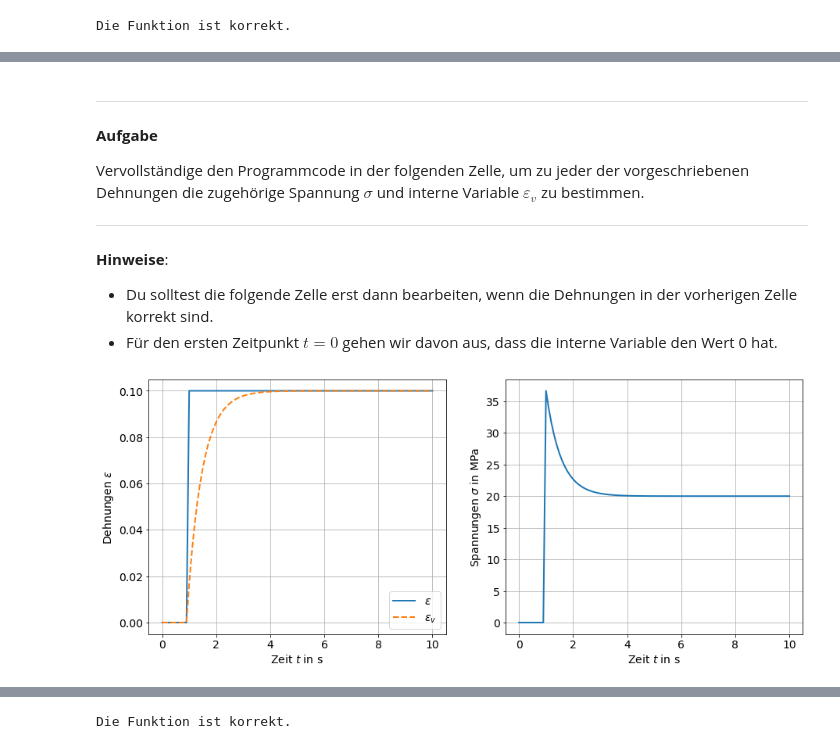
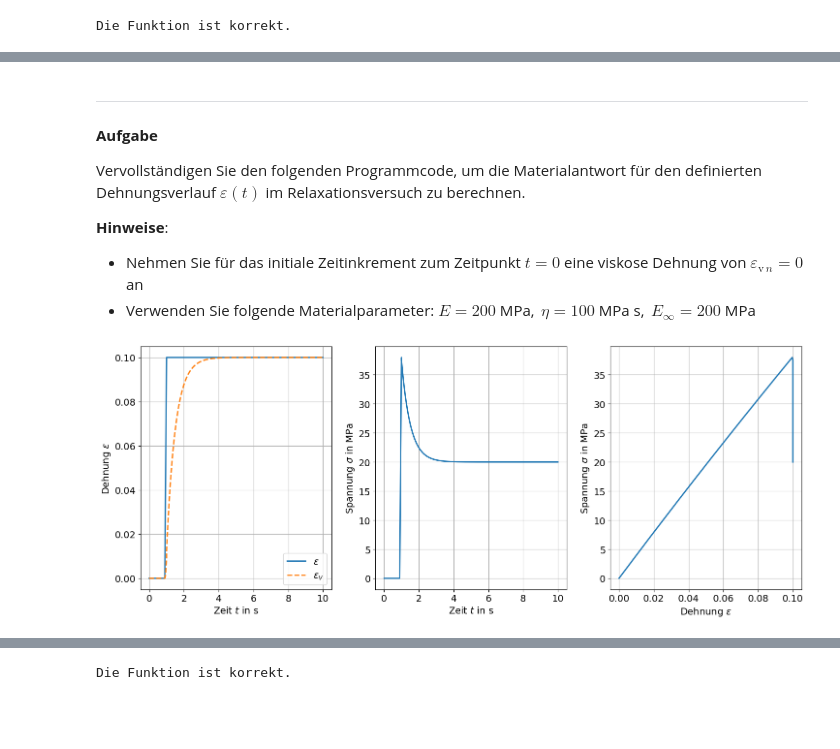
Before and after one commit to tmfrln/mechIV-programming, a Jupyter notebook: viscoelasticity/exercise_viscoelasticity_solution.ipynb, the cells around one changed output, grey strips where cells are left out. Saved outputs shown, nothing was run; the diff lists cells and outputs as text; code cells hidden in the pictures; blank space fills up the shorter version.

```diff
--- a/viscoelasticity/exercise_viscoelasticity_solution.ipynb
+++ b/viscoelasticity/exercise_viscoelasticity_solution.ipynb
@@ -131,10 +86,17 @@ Vervollständige die Funktion `stress` in der nächsten Zelle.
 # %%
 # Achtung: Die Benennung der Funktion und die Reihenfolge der Variablen sollte beibehalten werden!
 def stress(eps, epsvn, dt, Einf, E, eta):
-    # Lösung der Evolutionsgleichung für die viskosen Dehnung
-    epsv = (eta*epsvn + dt*E*eps)/(eta+dt*E)
+    """
+    Berechnet die Spannung (sig) und die viskose Dehnung (epsv) des linearen Standardkörpers.
+    """
 
-    # Resultierende Spannung
-    sig = Einf*eps+E*(eps-epsv)
+    # Berechnung der Relaxationszeit tau
+    tau = eta / E
+
+    # Aktualisierung der viskosen Dehnung (implizites Euler rückwärts Verfahren)
+    epsv = (1 + dt / tau) ** (-1) * (epsvn + dt / tau * eps)
+
+    # Berechnung der Spannung aus den Dehnungen
+    sig = Einf * eps + E * (eps - epsv)
 
     return sig, epsv
@@ -188,39 +168,46 @@ plt.ylabel(r"Dehnung $\varepsilon$");
 ---
 **Aufgabe**
 
-Vervollständige den Programmcode in der folgenden Zelle, um zu jeder der vorgeschriebenen Dehnungen die zugehörige Spannung $\sigma$ und interne Variable $\varepsilon_v$ zu bestimmen.
-
----
+Vervollständigen Sie den folgenden Programmcode, um die Materialantwort für den definierten Dehnungsverlauf $\varepsilon\!\left(t\right)$ im Relaxationsversuch zu berechnen.
 
 **Hinweise**:
-- Du solltest die folgende Zelle erst dann bearbeiten, wenn die Dehnungen in der vorherigen Zelle korrekt sind.
-- Für den ersten Zeitpunkt $t=0$ gehen wir davon aus, dass die interne Variable den Wert 0 hat.
+- Nehmen Sie für das initiale Zeitinkrement zum Zeitpunkt $t=0$ eine viskose Dehnung von $\varepsilon_{\mathrm{v}\,n} = 0$ an
+- Verwenden Sie folgende Materialparameter: $E = 200$ MPa, $\,\eta = 100$ MPa s, $\,E_\infty = 200$ MPa
 # %%
-# Materialparameter
-E = 200.
-eta = 100.
-Einf = 200.
+# Materialparameter des linearen Standardkörpers
+E = 200.0
+eta = 100.0
+Einf = 200.0
 
-# Leere Arrays für Spannung und interne Variable
+# Initialisierung der Arrays für Spannung und viskose Dehnung
 sig = np.zeros_like(eps)
-epsv = np.zeros_like(eps) # enthält für t=0 bereits die Anfangsbedingung für die interne Variable
+epsv = np.zeros_like(eps) # (zu Beginn 0)
 
-# Schleife über Zeitschritte
-for i in range(1,len(eps)):
-    sig[i], epsv[i] = stress(eps[i], epsv[i-1], dt, Einf, E, eta)
+# Berechnung der Spannung und viskosen Dehnung für jeden Zeitschritt
+for i in range(1, len(eps)):
+    # Berechnung der aktuellen Spannung und viskosen Dehnung
+    # unter Verwendung der Werte aus dem vorherigen Zeitschritt (i-1)
+    sig[i], epsv[i] = stress(eps[i], epsv[i-1], dt[i], Einf, E, eta)
 
-# Plots - hier musst du wieder nichts ändern...
-plt.subplot(121)
+# Plot 1: Zeitlicher Verlauf der Dehnung
+plt.subplot(131)
 plt.plot(t, eps, label=r'$\varepsilon$')
 plt.plot(t, epsv, '--', label=r'$\varepsilon_v$')
+plt.xlabel(r'Zeit $t$ in $\mathrm{s}$ ')
+plt.ylabel(r'Dehnung $\varepsilon$')
 plt.legend()
-plt.xlabel(r'Zeit $t$ in $\mathrm{s}$ ')
-plt.ylabel(r'Dehnungen $\varepsilon$')
 
-plt.subplot(122)
-plt.plot(t, sig, label=r'$\sigma$')
-plt.xlabel('t');
-plt.xlabel(r'Zeit $t$ in $\mathrm{s}$ ')
-plt.ylabel(r'Spannungen $\sigma$ in $\mathrm{MPa}$');
+# Plot 2: Zeitlicher Verlauf der Spannung
+plt.subplot(132)
+plt.plot(t, sig)
+plt.xlabel(r'Zeit $t$ in $\mathrm{s}$')
+plt.ylabel(r'Spannung $\sigma$ in $\mathrm{MPa}$')
+
+# Plot 3: Spannungs-Dehnungs-Diagramm
+plt.subplot(133)
+plt.plot(eps, sig)
+plt.xlabel(r'Dehnung $\varepsilon$')
+plt.ylabel(r'Spannung $\sigma$ in $\mathrm{MPa}$')
+plt.tight_layout()
 # %% [output]
-[figure, old version]
+[figure, new version]
```
Also changed, not shown: parts of 36 cells of this notebook, 4 other files.
